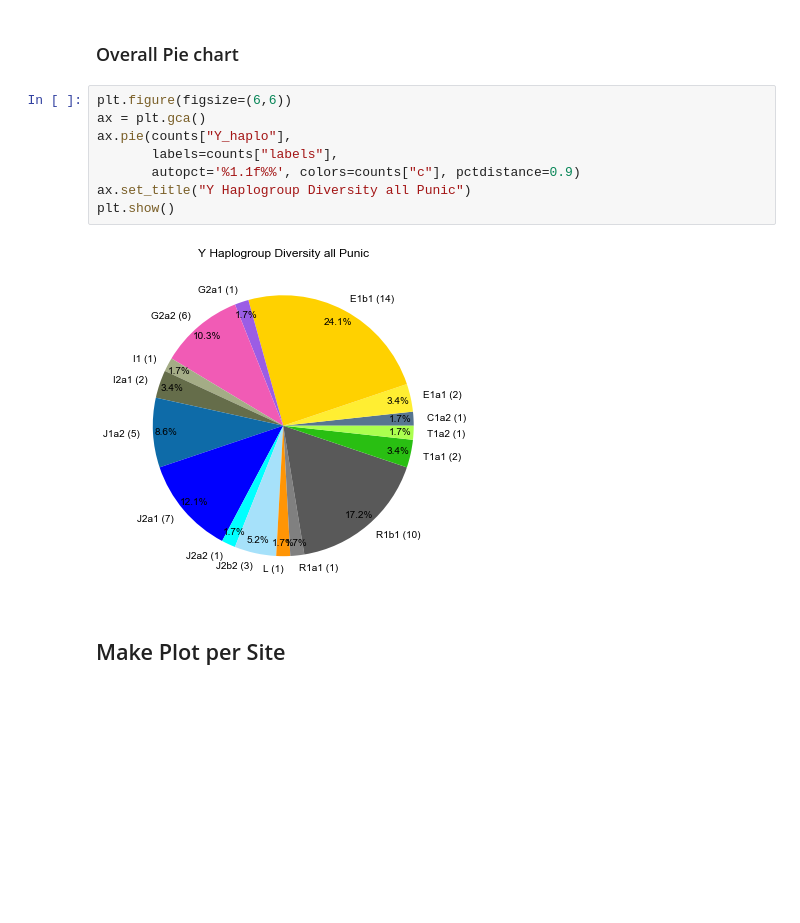
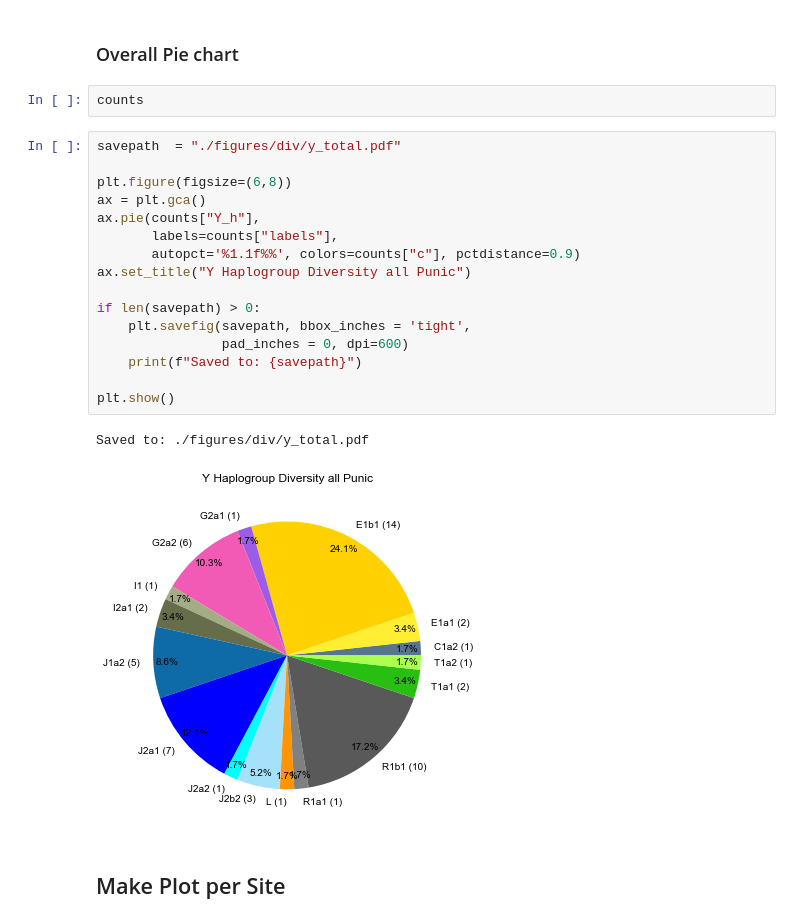
Before and after one commit to hringbauer/punic_aDNA, a Jupyter notebook: notebooks/figs/plot_y_div.ipynb, the cells around one changed output. Saved outputs shown, nothing was run; the diff lists cells and outputs as text; blank space fills up the shorter version.

Commit message:
Diversity Plot Update

```diff
--- a/notebooks/figs/plot_y_div.ipynb
+++ b/notebooks/figs/plot_y_div.ipynb
@@ -361,16 +344,27 @@ df_pt = pd.merge(df_punic, counts[["index", "c", "means"]], how="left", left_on=
 df_punic["Y_haplo"].str[:4]
 # %% [markdown]
 ### Overall Pie chart
+# %%
+counts
 # %%
-plt.figure(figsize=(6,6))
+savepath  = "./figures/div/y_total.pdf"
+
+plt.figure(figsize=(6,8))
 ax = plt.gca()
-ax.pie(counts["Y_haplo"],
+ax.pie(counts["Y_h"],
        labels=counts["labels"],
        autopct='%1.1f%%', colors=counts["c"], pctdistance=0.9)
 ax.set_title("Y Haplogroup Diversity all Punic")
+
+if len(savepath) > 0:
+    plt.savefig(savepath, bbox_inches = 'tight',
+                pad_inches = 0, dpi=600)
+    print(f"Saved to: {savepath}")
+
 plt.show()
 # %% [output]
+Saved to: ./figures/div/y_total.pdf
-[figure, old version]
+[figure, new version]
 # %% [markdown]
 ## Make Plot per Site
 # %%
```
Also changed, not shown: parts of 38 cells of this notebook, 1 other file.
